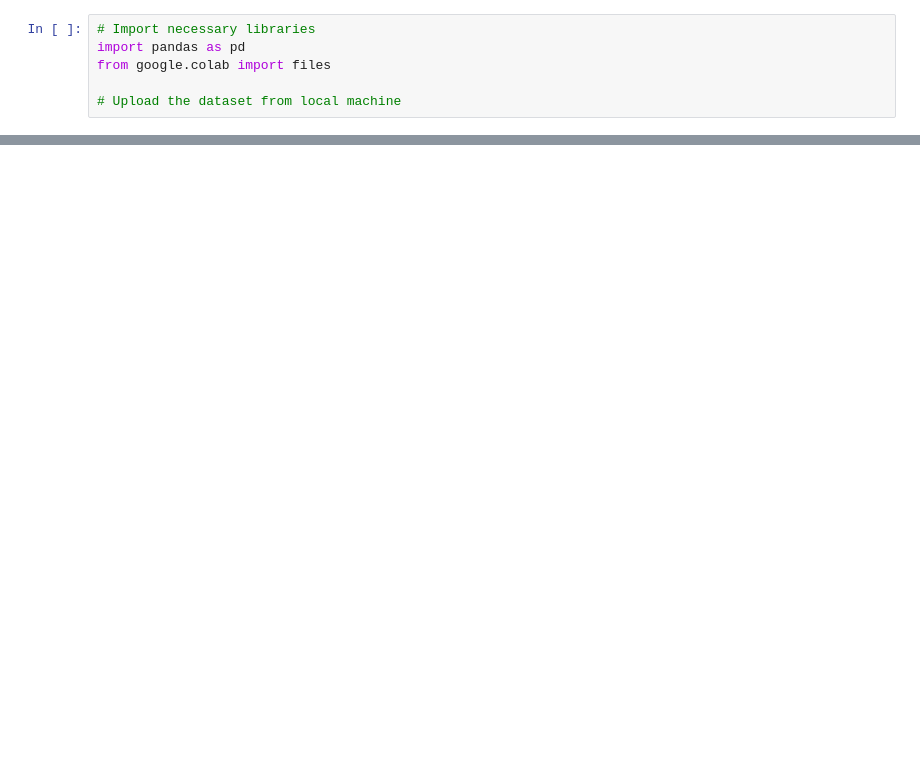
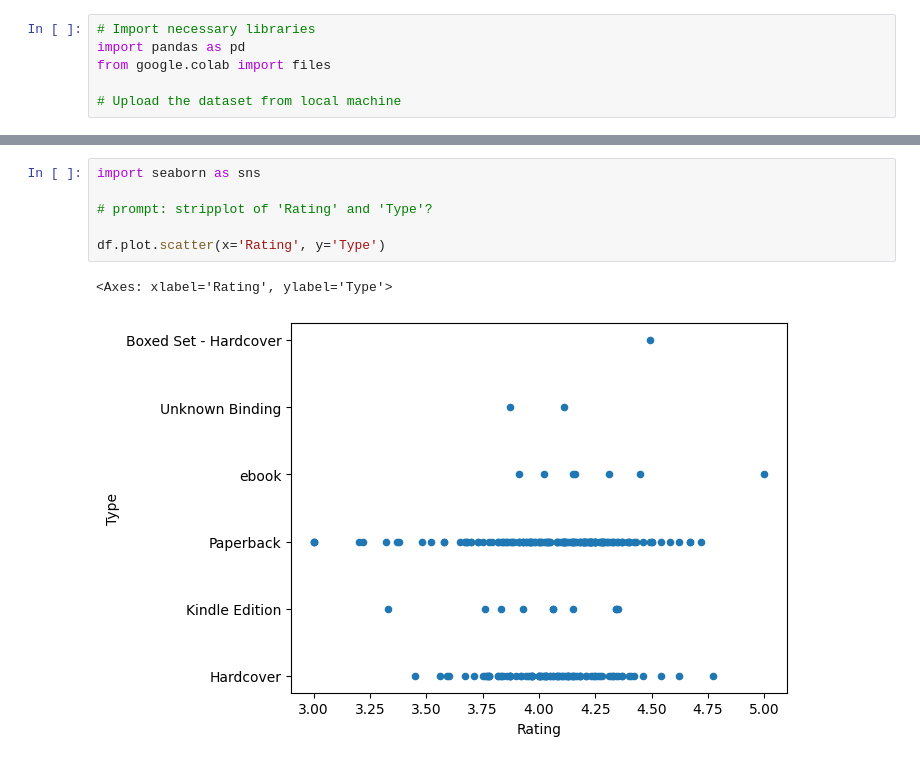
Before and after one commit to sdeva90/Python, a Jupyter notebook: Colab/Python_visualization.ipynb, the cells around one changed output, grey strips where cells are left out. Saved outputs shown, nothing was run; the diff lists cells and outputs as text; blank space fills up the shorter version.

```diff
--- a/Colab/Python_visualization.ipynb
+++ b/Colab/Python_visualization.ipynb
@@ -24,0 +46,9 @@ df.head()
+# %%
+import seaborn as sns
+
+# prompt: stripplot of 'Rating' and 'Type'?
+
+df.plot.scatter(x='Rating', y='Type')
+# %% [output]
+<Axes: xlabel='Rating', ylabel='Type'>
+[figure, added]
```
Also changed, not shown: parts of 9 cells of this notebook.
